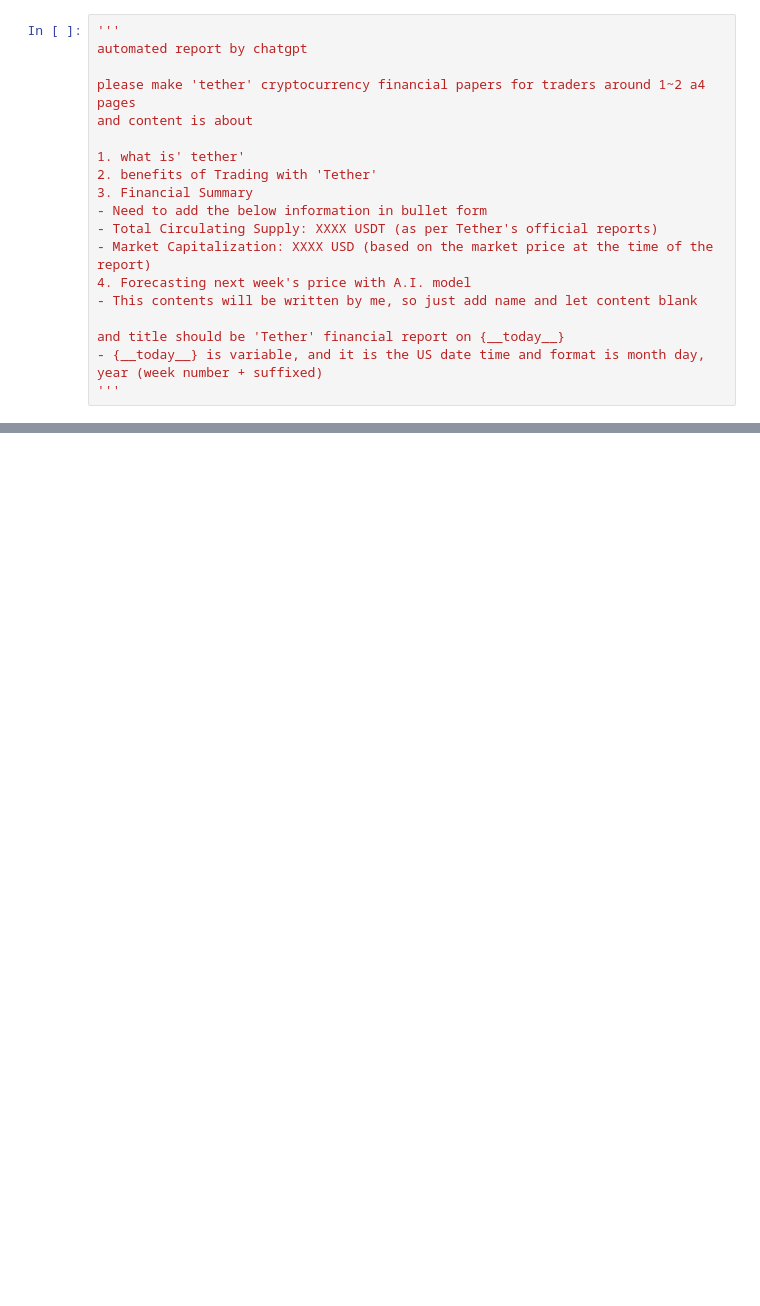
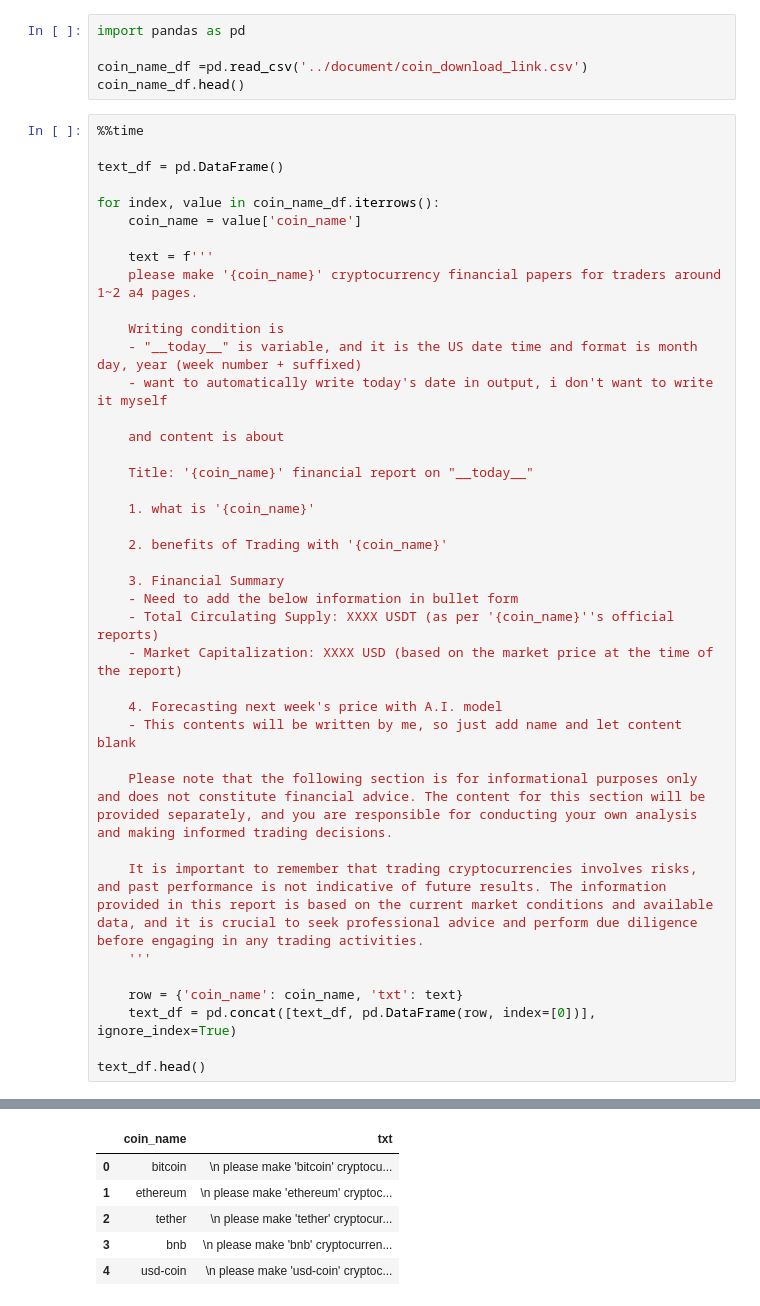
Before and after one commit to hyunhp/cryptocurrency, a Jupyter notebook: eda/report.ipynb, the cells around one changed output, grey strips where cells are left out. Cells and saved outputs as stored; diff of their text form; blank space fills up the shorter version.

```diff
--- a/eda/report.ipynb
+++ b/eda/report.ipynb
@@ -1,20 +1,46 @@
+# %%
+import pandas as pd
+
+coin_name_df =pd.read_csv('../document/coin_download_link.csv')
+coin_name_df.head()
 # %%
-'''
-automated report by chatgpt
+%%time
 
-please make 'tether' cryptocurrency financial papers for traders around 1~2 a4 pages
-and content is about
+text_df = pd.DataFrame()
 
-1. what is' tether'
-2. benefits of Trading with 'Tether'
-3. Financial Summary
-- Need to add the below information in bullet form
-- Total Circulating Supply: XXXX USDT (as per Tether's official reports)
-- Market Capitalization: XXXX USD (based on the market price at the time of the report)
-4. Forecasting next week's price with A.I. model
-- This contents will be written by me, so just add name and let content blank
+for index, value in coin_name_df.iterrows():
+    coin_name = value['coin_name']
 
-and title should be 'Tether' financial report on {__today__}
-- {__today__} is variable, and it is the US date time and format is month day, year (week number + suffixed)
-'''
+    text = f'''
+    please make '{coin_name}' cryptocurrency financial papers for traders around 1~2 a4 pages.
+
+    Writing condition is
+    - "__today__" is variable, and it is the US date time and format is month day, year (week number + suffixed)
+    - want to automatically write today's date in output, i don't want to write it myself
+
+    and content is about
+
+    Title: '{coin_name}' financial report on "__today__"
+
+    1. what is '{coin_name}'
+
+    2. benefits of Trading with '{coin_name}'
+
+    3. Financial Summary
+    - Need to add the below information in bullet form
+    - Total Circulating Supply: XXXX USDT (as per '{coin_name}''s official reports)
+    - Market Capitalization: XXXX USD (based on the market price at the time of the report)
+
+    4. Forecasting next week's price with A.I. model
+    - This contents will be written by me, so just add name and let content blank
+
+    Please note that the following section is for informational purposes only and does not constitute financial advice. The content for this section will be provided separately, and you are responsible for conducting your own analysis and making informed trading decisions.
+
+    It is important to remember that trading cryptocurrencies involves risks, and past performance is not indicative of future results. The information provided in this report is based on the current market conditions and available data, and it is crucial to seek professional advice and perform due diligence before engaging in any trading activities.
+    '''
+
+    row = {'coin_name': coin_name, 'txt': text}
+    text_df = pd.concat([text_df, pd.DataFrame(row, index=[0])], ignore_index=True)
+
+text_df.head()
 # %% [output]
@@ -21,0 +48,6 @@ and title should be 'Tether' financial report on {__today__}
+|  | coin_name | txt |
+| 0 | bitcoin | \n please make 'bitcoin' cryptocu... |
+| 1 | ethereum | \n please make 'ethereum' cryptoc... |
+| 2 | tether | \n please make 'tether' cryptocur... |
+| 3 | bnb | \n please make 'bnb' cryptocurren... |
+| 4 | usd-coin | \n please make 'usd-coin' cryptoc... |
```
Also changed, not shown: parts of 4 cells of this notebook, 4 other files.
